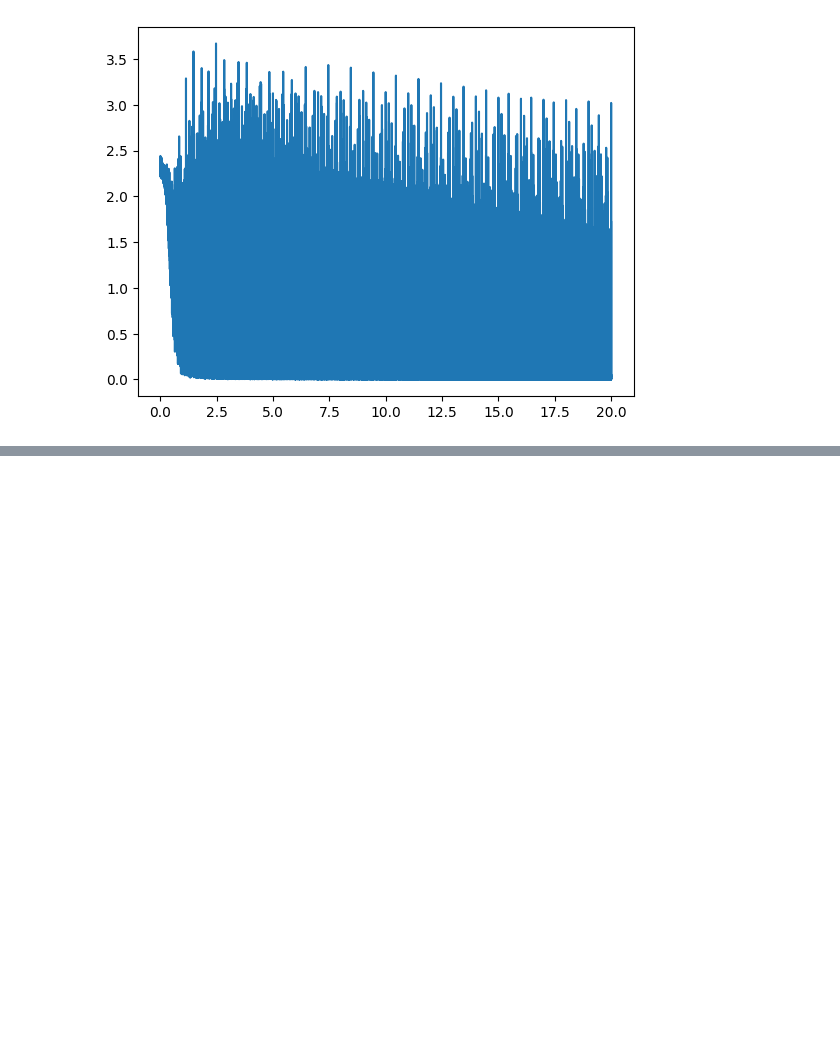
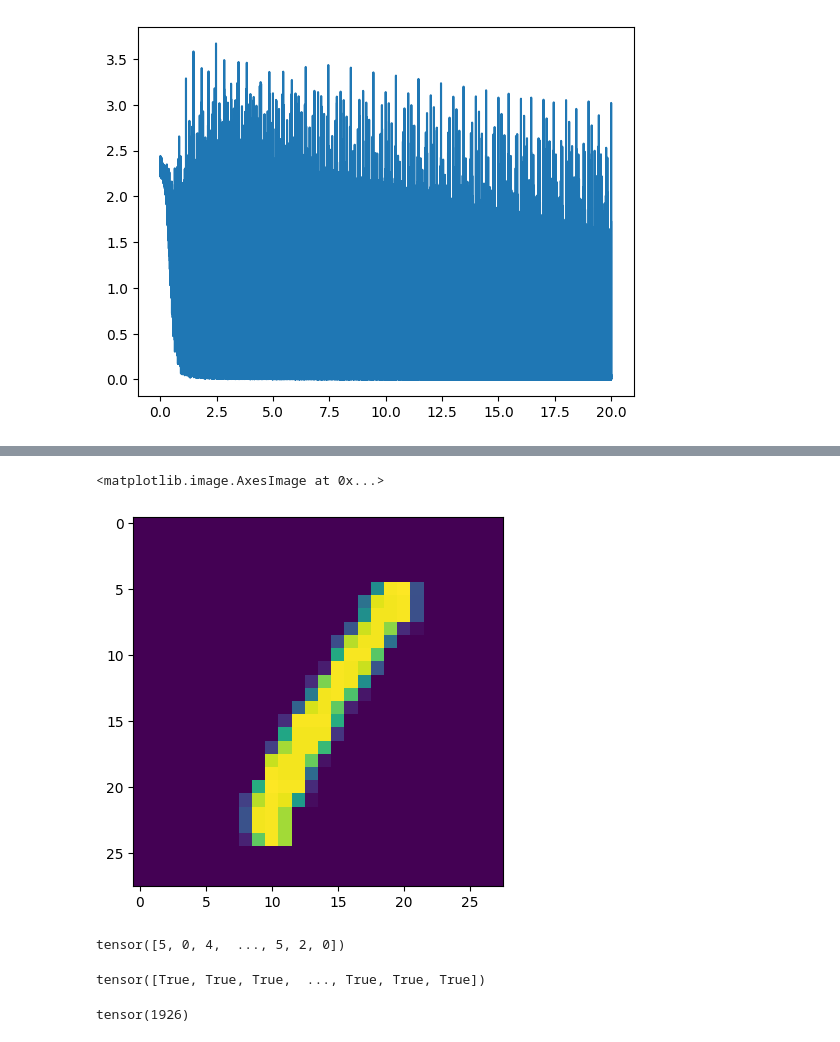
Before and after one commit to siddhartha-p/Digit-Recognition, a Jupyter notebook: main.ipynb, the cells around one changed output, grey strips where cells are left out. Saved outputs shown, nothing was run; the diff lists cells and outputs as text; code cells hidden in the pictures; blank space fills up the shorter version.

```diff
--- a/main.ipynb
+++ b/main.ipynb
@@ -150,0 +157,11 @@ plt.plot(epoch_data,loss_data)
+# %%
+plt.imshow(x_sample)
+# %% [output]
+<matplotlib.image.AxesImage at 0x...>
+[figure, added]
+# %%
+xs,ys=train_ds[0:2000]
+actual_y=ys.argmax(axis=1)
+print(actual_y)
+# %% [output]
+tensor([5, 0, 4,  ..., 5, 2, 0])
@@ -150,0 +170,10 @@ plt.plot(epoch_data,loss_data)
+# %%
+comparision=actual_y==predict_y
+print(comparision)
+# %% [output]
+tensor([True, True, True,  ..., True, True, True])
+# %%
+true_count=comparision.sum()
+print(true_count)
+# %% [output]
+tensor(1926)
```
Also changed, not shown: parts of 13 cells of this notebook.
